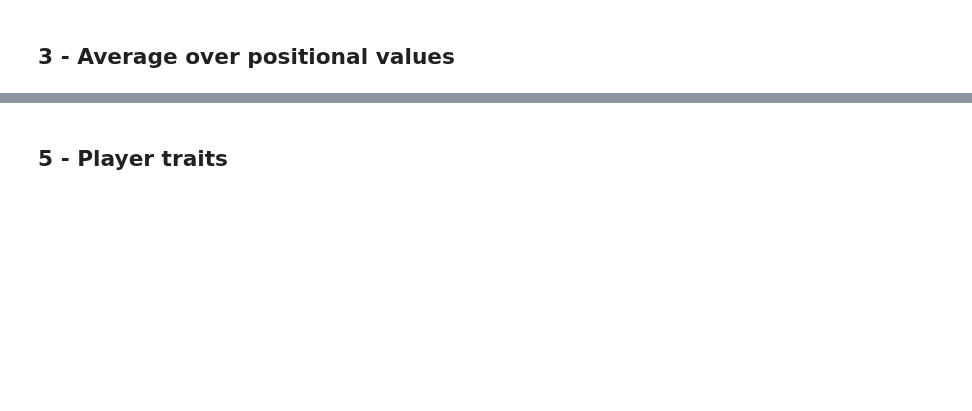
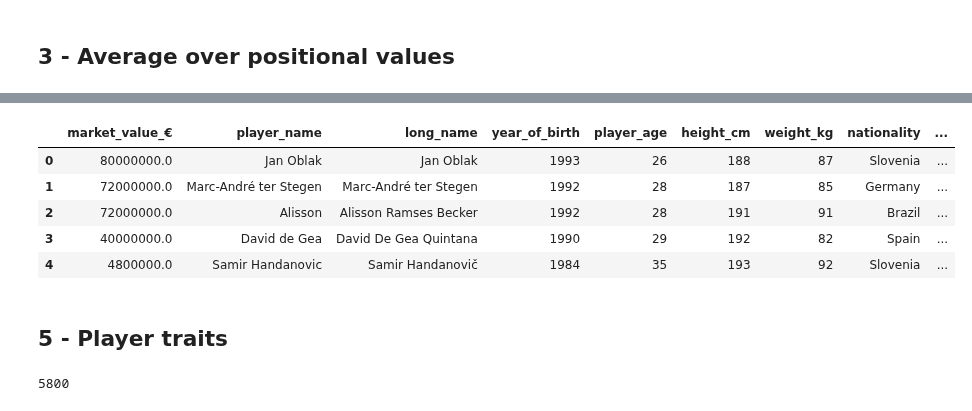
Before and after one commit to fabwerk90/FIFA-20---Market-value-prediction, a Jupyter notebook: f_feature_engineering.ipynb, the cells around one changed output, grey strips where cells are left out. Saved outputs shown, nothing was run; the diff lists cells and outputs as text; code cells hidden in the pictures; blank space fills up the shorter version.

```diff
--- a/f_feature_engineering.ipynb
+++ b/f_feature_engineering.ipynb
@@ -228,2 +333,15 @@ dtype: object
+# %%
+df_gk.head()
+# %% [output]
+|  | market_value_€ | player_name | long_name | year_of_birth | player_age | height_cm | weight_kg | nationality | ... |
+| 0 | 80000000.0 | Jan Oblak | Jan Oblak | 1993 | 26 | 188 | 87 | Slovenia | ... |
+| 1 | 72000000.0 | Marc-André ter Stegen | Marc-André ter Stegen | 1992 | 28 | 187 | 85 | Germany | ... |
+| 2 | 72000000.0 | Alisson | Alisson Ramses Becker | 1992 | 28 | 191 | 91 | Brazil | ... |
+| 3 | 40000000.0 | David de Gea | David De Gea Quintana | 1990 | 29 | 192 | 82 | Spain | ... |
+| 4 | 4800000.0 | Samir Handanovic | Samir Handanovič | 1984 | 35 | 193 | 92 | Slovenia | ... |
 # %% [markdown]
 ## 5 - Player traits
+# %%
+df_fp["player_traits"].isna().sum()
+# %% [output]
+5800
```
Also changed, not shown: parts of 35 cells of this notebook.
